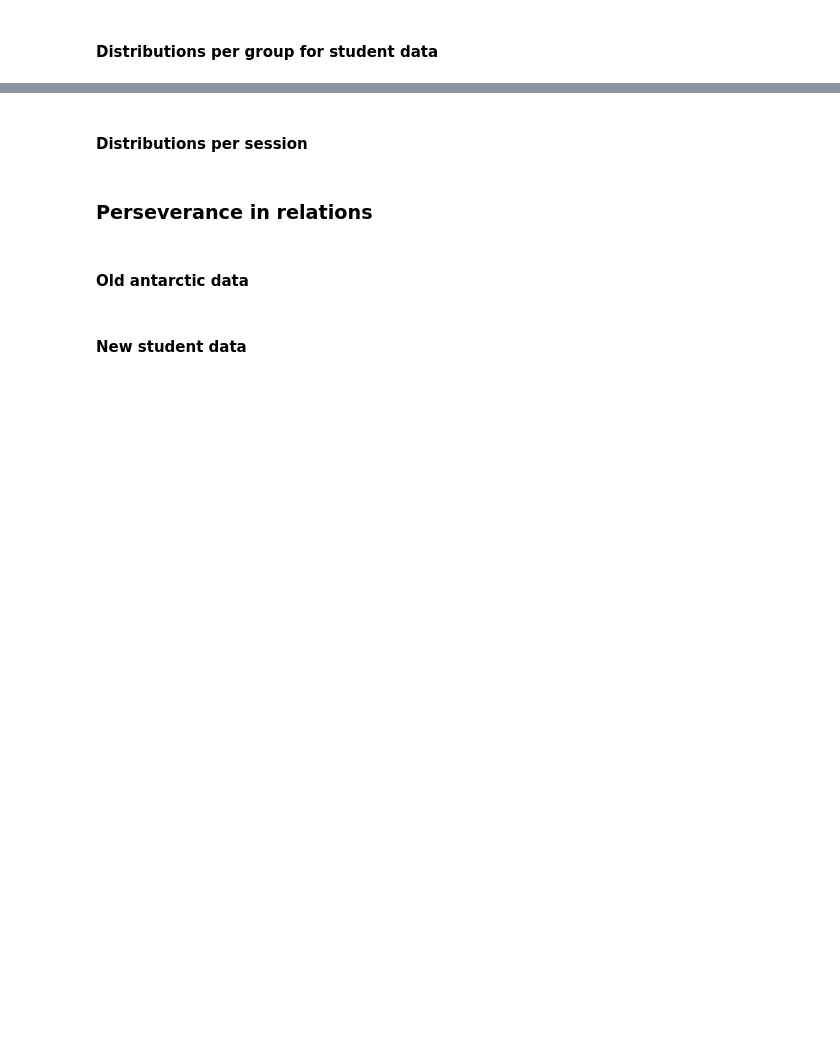
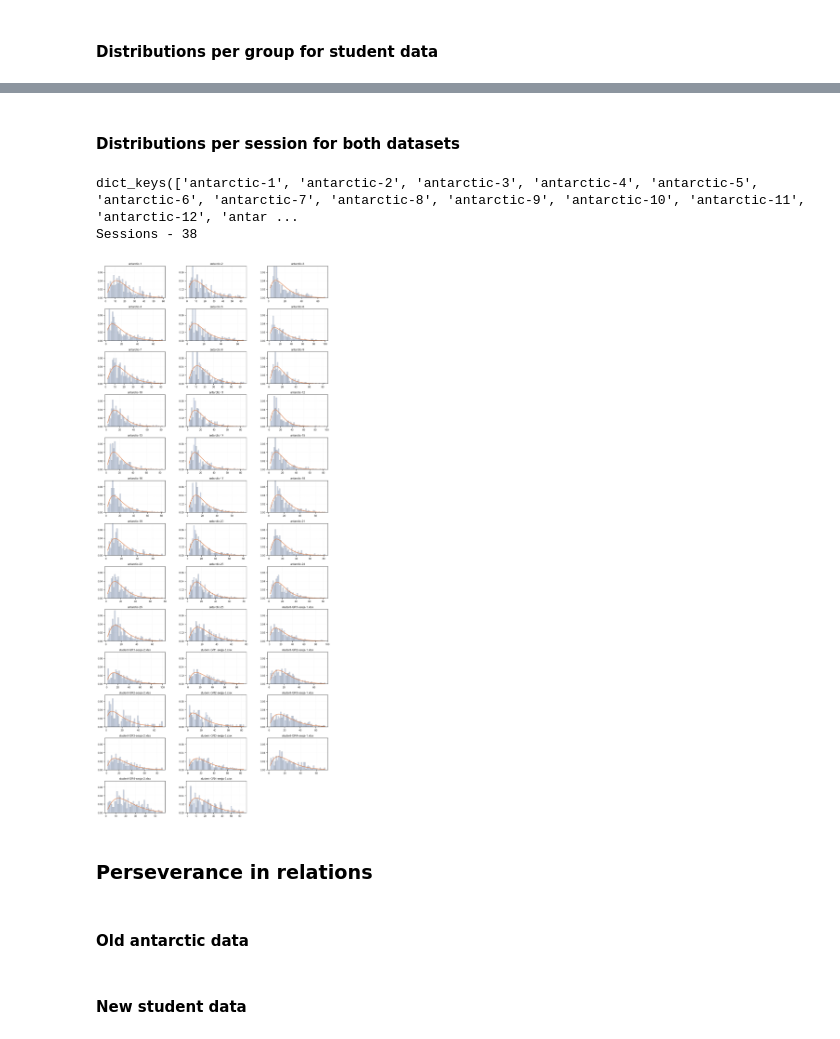
Before and after one commit to marcindahlen/Antarctica_research_2020, a Jupyter notebook: notebook.ipynb, the cells around one changed output, grey strips where cells are left out. Cells and saved outputs as stored; diff of their text form; code cells hidden in the pictures; blank space fills up the shorter version.

```diff
--- a/notebook.ipynb
+++ b/notebook.ipynb
@@ -539,5 +579,64 @@ Fixed treshold at 1σ                      5.699               7.977
 # %% [markdown]
-#### Distributions per session
+#### Distributions per session for both datasets
+# %%
+distances_aggregated = {}
+
+for key_session, session in antarctic_relations_dict.items():
+    for person, distances in session.items():
+        for other_person, distance in distances.items():
+            if distance is not None and int(distance) != 0:
+                new_key = f"antarctic-{key_session}"
+                if new_key not in distances_aggregated:
+                    distances_aggregated[new_key] = []
+                distances_aggregated[new_key].append(distance)
+
+for group, sessions in student_relations_dict.items():
+    for session, people in sessions.items():
+        for person, distances in people.items():
+            for other, distance in distances.items():
+                if distance is not None and int(distance) != 0:
+                    new_key = f"student-{group}-{session}"
+                    if new_key not in distances_aggregated:
+                        distances_aggregated[new_key] = []
+                    distances_aggregated[new_key].append(distance)
+
+print(distances_aggregated.keys())
+print(f"Sessions - {len(distances_aggregated.keys())}")
+# %% [output]
+dict_keys(['antarctic-1', 'antarctic-2', 'antarctic-3', 'antarctic-4', 'antarctic-5', 'antarctic-6', 'antarctic-7', 'antarctic-8', 'antarctic-9', 'antarctic-10', 'antarctic-11', 'antarctic-12', 'antar ...
+Sessions - 38
+# %%
+hist_ymax = 0
+for d in distances_aggregated.values():
+    h, _ = numpy.histogram(d, bins=50, range=(0, 100), density=True)
+    hist_ymax = max(hist_ymax, h.max())
+# %%
+matplotlib.pyplot.figure(figsize=(17, 42))
+plot_rows_no = 13
+plot_cols_no = 3
+
+chart_no = 1
+for name, distances in distances_aggregated.items():
+    ax = matplotlib.pyplot.subplot(plot_rows_no, plot_cols_no, chart_no)
+    ax.set_title(name)
+
+    data = numpy.asarray(distances, dtype=float)
+
+    shape, loc, scale = stats.gamma.fit(data, floc=0)
+    ax.hist(data, bins=50, density=True, alpha=0.25, edgecolor="black")
+
+    x = numpy.linspace(data.min(), data.max(), 400)
+    pdf = stats.gamma.pdf(x, a=shape, loc=loc, scale=scale)
+    ax.plot(x, pdf, linewidth=2)
+    ax.grid(True, linewidth=0.3, linestyle='--', alpha=0.6)
+    ax.set_ylim(0, hist_ymax * 1.05)
+
+    chart_no += 1
+
+matplotlib.pyplot.subplots_adjust(hspace=0.35, wspace=0.35)
+matplotlib.pyplot.show()
+# %% [output]
+[figure, added]
 # %% [markdown]
 ### Perseverance in relations
 # %% [markdown]
```
Also changed, not shown: parts of 14 cells of this notebook.
